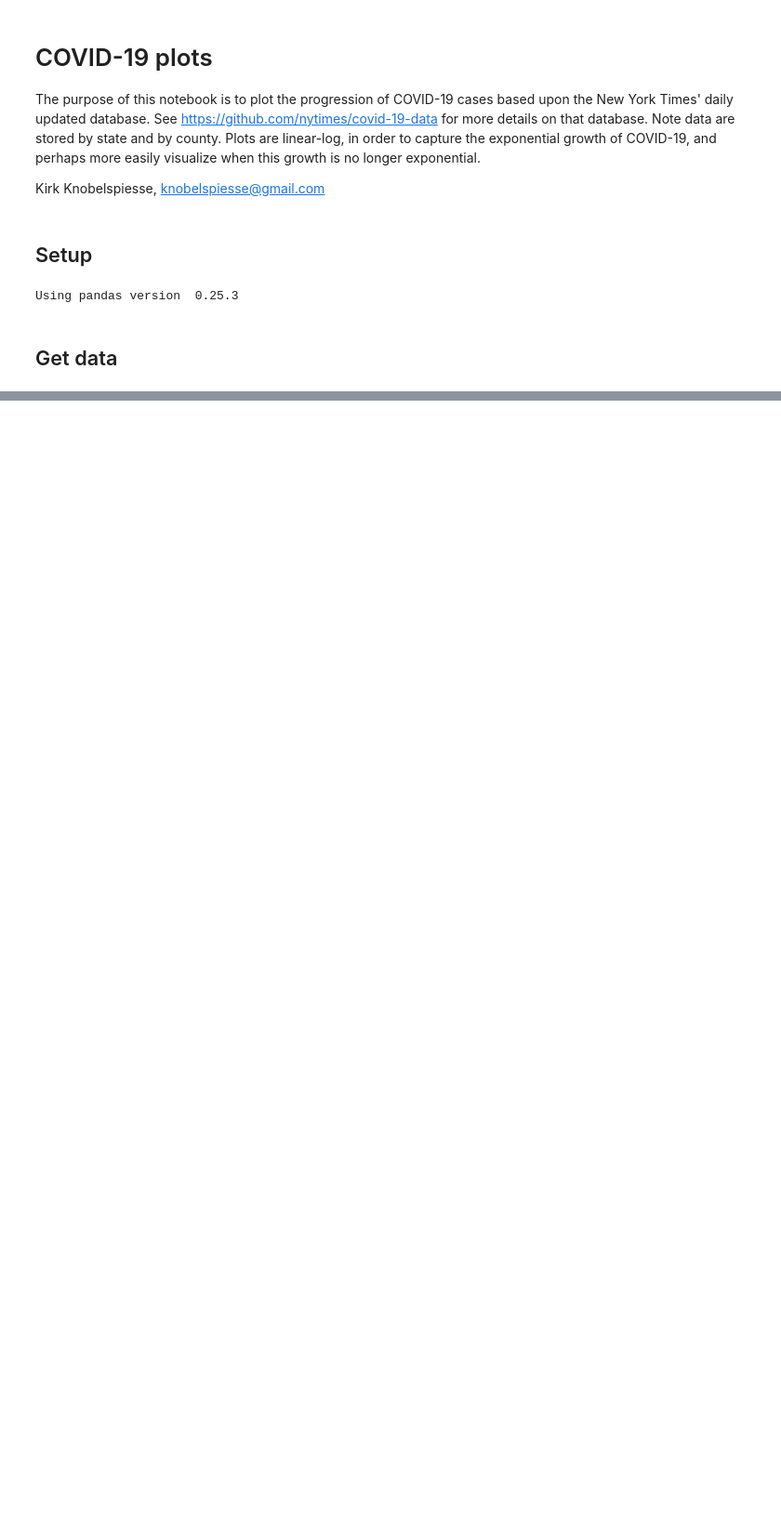
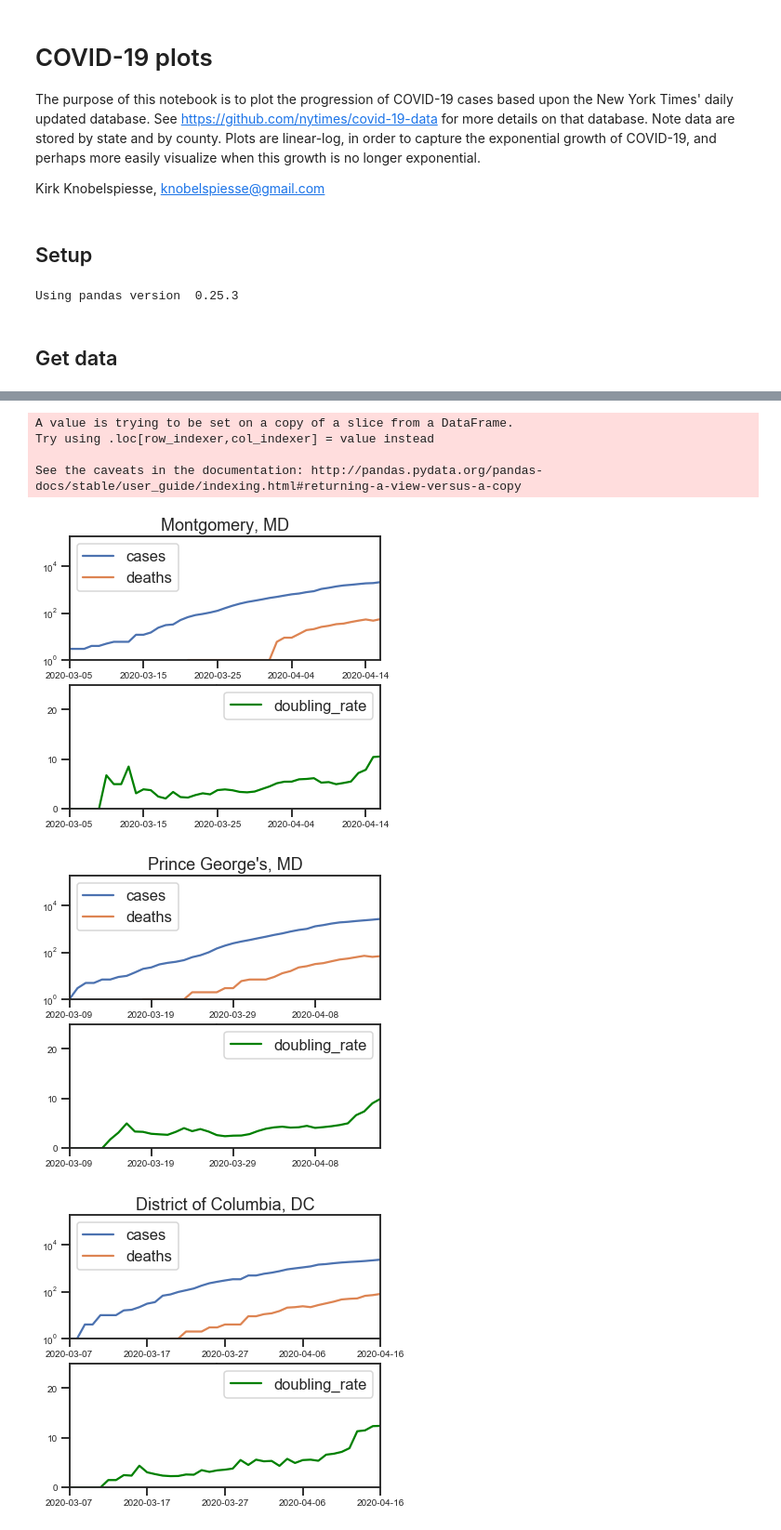
Before and after one commit to knobelsp/CV19, a Jupyter notebook: CV19.ipynb, the cells around one changed output, grey strips where cells are left out. Shown at 93% size. Drawn from its saved outputs; the diff is of its cells as text; code cells hidden in the pictures; blank space fills up the shorter version.

```diff
--- a/CV19.ipynb
+++ b/CV19.ipynb
@@ -54,0 +54,41 @@ cyt
+# %%
+
+this_state=["Maryland","Maryland","District of Columbia",\
+            "Oregon", "North Carolina","New York"]
+this_state_short=["MD","MD","DC","OR","NC","NY"]
+
+this_county=["Montgomery","Prince George's","District of Columbia",\
+            "Lane","Beaufort","New York City"]
+
+yr=[1,200000]
+fs=10
+days_passed=5
+
+for i in range(0,len(this_state)):
+    this=cyt[(cyt.state==this_state[i]) & (cyt.county==this_county[i])]
+    tt=this.cases.to_numpy(copy=True)
+    r_tt=np.roll(tt,days_passed)
+    doubling_rate= (days_passed*np.log(2.))/(np.log(tt/r_tt))
+    doubling_rate[np.argwhere(doubling_rate<0)]=0
+    this['doubling_rate']=doubling_rate
+
+    fig, axes = plt.subplots(nrows=2, ncols=1,figsize=(6,6))
+    this_name=this_county[i]+", "+this_state_short[i]
+    this.plot('date',['cases','deaths'],kind = 'line',title=this_name,
+              fontsize=fs,logy=True,ylim=yr,ax=axes[0])
+    this.plot('date','doubling_rate',kind = 'line',color='green',
+          fontsize=fs,logy=False,ylim=[0,25],ax=axes[1])
+    this_savename="CV19_county_"+this_county[i].replace(" ", "")+".pdf"
+    plt.subplots_adjust(bottom=0.2)
+    plt.xlabel("")
+    plt.savefig(this_savename)
+    plt.show()
+    plt.close()
+# %% [output]
+A value is trying to be set on a copy of a slice from a DataFrame.
+Try using .loc[row_indexer,col_indexer] = value instead
+
+See the caveats in the documentation: http://pandas.pydata.org/pandas-docs/stable/user_guide/indexing.html#returning-a-view-versus-a-copy
+[figure, added]
+[figure, added]
+[figure, added]
```
Also changed, not shown: parts of 11 cells of this notebook, 15 other files.
